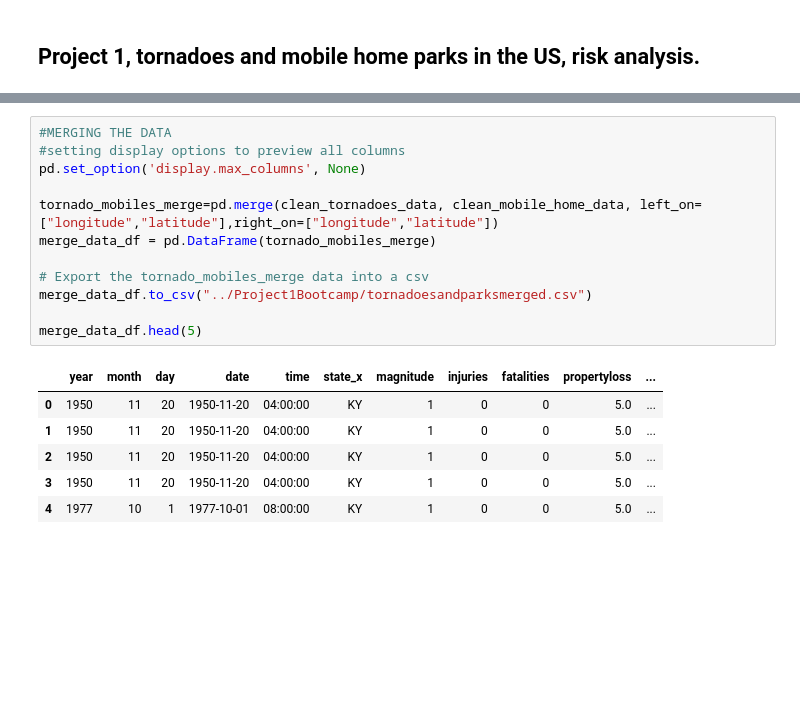
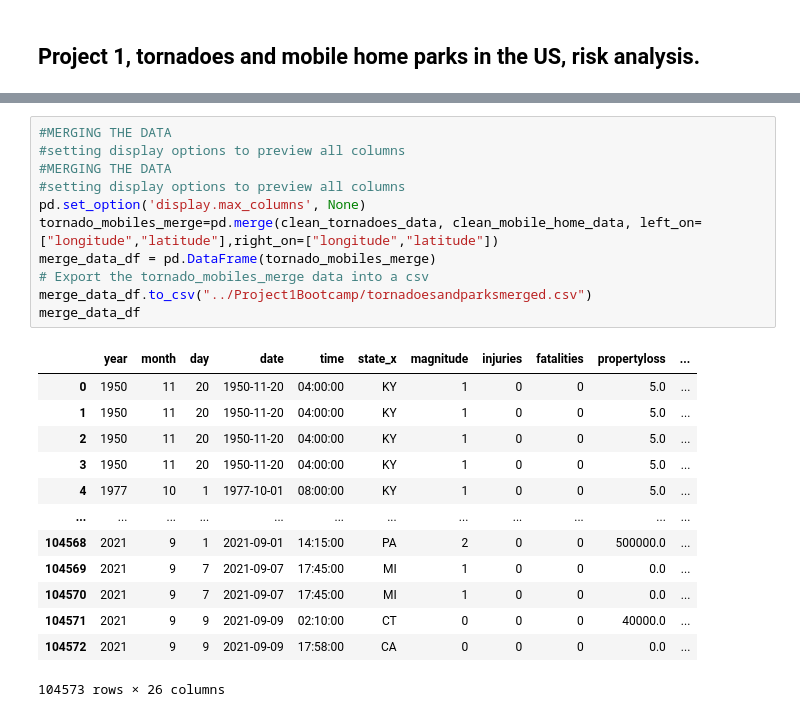
Before and after one commit to PabloUMD/Project1Bootcamp, a Jupyter notebook: Project1.ipynb, the cells around one changed output, grey strips where cells are left out. Saved outputs shown, nothing was run; the diff lists cells and outputs as text; blank space fills up the shorter version.

```diff
--- a/Project1.ipynb
+++ b/Project1.ipynb
@@ -128,19 +137,25 @@ display(clean_mobile_home_data)
 # %%
 #MERGING THE DATA
 #setting display options to preview all columns
+#MERGING THE DATA
+#setting display options to preview all columns
 pd.set_option('display.max_columns', None)
-
 tornado_mobiles_merge=pd.merge(clean_tornadoes_data, clean_mobile_home_data, left_on=["longitude","latitude"],right_on=["longitude","latitude"])
 merge_data_df = pd.DataFrame(tornado_mobiles_merge)
-
 # Export the tornado_mobiles_merge data into a csv
 merge_data_df.to_csv("../Project1Bootcamp/tornadoesandparksmerged.csv")
-
-merge_data_df.head(5)
+merge_data_df
 # %% [output]
 |  | year | month | day | date | time | state_x | magnitude | injuries | fatalities | propertyloss | ... |
 | 0 | 1950 | 11 | 20 | 1950-11-20 | 04:00:00 | KY | 1 | 0 | 0 | 5.0 | ... |
 | 1 | 1950 | 11 | 20 | 1950-11-20 | 04:00:00 | KY | 1 | 0 | 0 | 5.0 | ... |
 | 2 | 1950 | 11 | 20 | 1950-11-20 | 04:00:00 | KY | 1 | 0 | 0 | 5.0 | ... |
 | 3 | 1950 | 11 | 20 | 1950-11-20 | 04:00:00 | KY | 1 | 0 | 0 | 5.0 | ... |
 | 4 | 1977 | 10 | 1 | 1977-10-01 | 08:00:00 | KY | 1 | 0 | 0 | 5.0 | ... |
+| ... | ... | ... | ... | ... | ... | ... | ... | ... | ... | ... | ... |
+| 104568 | 2021 | 9 | 1 | 2021-09-01 | 14:15:00 | PA | 2 | 0 | 0 | 500000.0 | ... |
+| 104569 | 2021 | 9 | 7 | 2021-09-07 | 17:45:00 | MI | 1 | 0 | 0 | 0.0 | ... |
+| 104570 | 2021 | 9 | 7 | 2021-09-07 | 17:45:00 | MI | 1 | 0 | 0 | 0.0 | ... |
+| 104571 | 2021 | 9 | 9 | 2021-09-09 | 02:10:00 | CT | 0 | 0 | 0 | 40000.0 | ... |
+| 104572 | 2021 | 9 | 9 | 2021-09-09 | 17:58:00 | CA | 0 | 0 | 0 | 0.0 | ... |
+104573 rows × 26 columns
```
Also changed, not shown: parts of 12 cells of this notebook.
